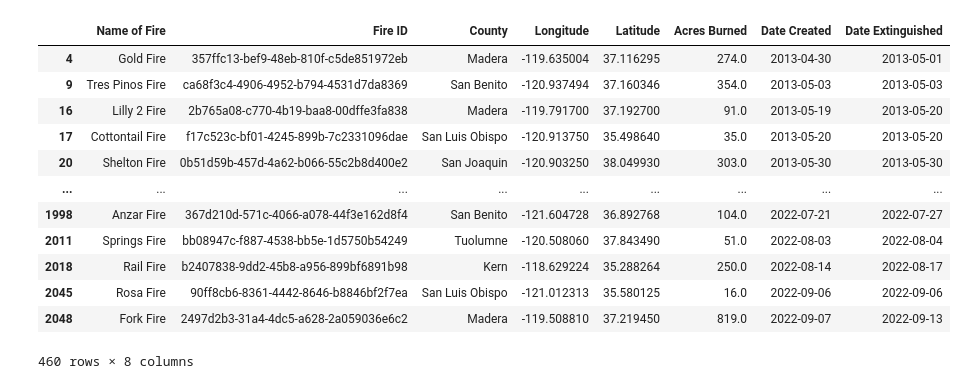
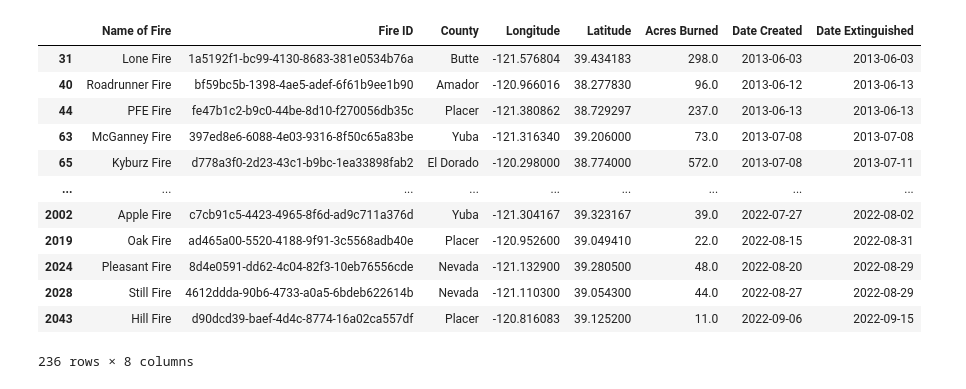
Before and after one commit to Jed-Miller/project1_group10, a Jupyter notebook: intial_fire_explore.ipynb, the cells around one changed output. Drawn from its saved outputs; the diff is of its cells as text; code cells hidden in the pictures.

Commit message:
Clean fire data

```diff
--- a/intial_fire_explore.ipynb
+++ b/intial_fire_explore.ipynb
@@ -24,21 +40,22 @@ fire_columns_rename = fire_data[fire_data_columns].rename(columns={
 # %%
 #Clean and only look at Central California data
 fire_data_clean = fire_columns_rename.dropna()
 
-central_county = ["Madera", "Kern", "San Benito", "Monterey", "San Joaquin", "San Luis Obispo", "Santa Barbara", "Tuolumne", "Merced", "Fresno", "Mariposa", "Stanislaus", "Kings", "Colusa"]
+central_county = ["Sierra", "Nevada", "Placer", "Yuba", "Sacramento", "El Dorado", "Amador", "Alpine", "Calaveras", "Butte"]
 central_county_data = fire_data_clean[fire_data_clean["County"].isin(central_county)]
+
 central_county_data
 # %% [output]
 |  | Name of Fire | Fire ID | County | Longitude | Latitude | Acres Burned | Date Created | Date Extinguished |
-| 4 | Gold Fire | 357ffc13-bef9-48eb-810f-c5de851972eb | Madera | -119.635004 | 37.116295 | 274.0 | 2013-04-30 | 2013-05-01 |
-| 9 | Tres Pinos Fire | ca68f3c4-4906-4952-b794-4531d7da8369 | San Benito | -120.937494 | 37.160346 | 354.0 | 2013-05-03 | 2013-05-03 |
-| 16 | Lilly 2 Fire | 2b765a08-c770-4b19-baa8-00dffe3fa838 | Madera | -119.791700 | 37.192700 | 91.0 | 2013-05-19 | 2013-05-20 |
-| 17 | Cottontail Fire | f17c523c-bf01-4245-899b-7c2331096dae | San Luis Obispo | -120.913750 | 35.498640 | 35.0 | 2013-05-20 | 2013-05-20 |
-| 20 | Shelton Fire | 0b51d59b-457d-4a62-b066-55c2b8d400e2 | San Joaquin | -120.903250 | 38.049930 | 303.0 | 2013-05-30 | 2013-05-30 |
+| 31 | Lone Fire | 1a5192f1-bc99-4130-8683-381e0534b76a | Butte | -121.576804 | 39.434183 | 298.0 | 2013-06-03 | 2013-06-03 |
+| 40 | Roadrunner Fire | bf59bc5b-1398-4ae5-adef-6f61b9ee1b90 | Amador | -120.966016 | 38.277830 | 96.0 | 2013-06-12 | 2013-06-13 |
+| 44 | PFE Fire | fe47b1c2-b9c0-44be-8d10-f270056db35c | Placer | -121.380862 | 38.729297 | 237.0 | 2013-06-13 | 2013-06-13 |
+| 63 | McGanney Fire | 397ed8e6-6088-4e03-9316-8f50c65a83be | Yuba | -121.316340 | 39.206000 | 73.0 | 2013-07-08 | 2013-07-08 |
+| 65 | Kyburz Fire | d778a3f0-2d23-43c1-b9bc-1ea33898fab2 | El Dorado | -120.298000 | 38.774000 | 572.0 | 2013-07-08 | 2013-07-11 |
 | ... | ... | ... | ... | ... | ... | ... | ... | ... |
-| 1998 | Anzar Fire | 367d210d-571c-4066-a078-44f3e162d8f4 | San Benito | -121.604728 | 36.892768 | 104.0 | 2022-07-21 | 2022-07-27 |
-| 2011 | Springs Fire | bb08947c-f887-4538-bb5e-1d5750b54249 | Tuolumne | -120.508060 | 37.843490 | 51.0 | 2022-08-03 | 2022-08-04 |
-| 2018 | Rail Fire | b2407838-9dd2-45b8-a956-899bf6891b98 | Kern | -118.629224 | 35.288264 | 250.0 | 2022-08-14 | 2022-08-17 |
-| 2045 | Rosa Fire | 90ff8cb6-8361-4442-8646-b8846bf2f7ea | San Luis Obispo | -121.012313 | 35.580125 | 16.0 | 2022-09-06 | 2022-09-06 |
-| 2048 | Fork Fire | 2497d2b3-31a4-4dc5-a628-2a059036e6c2 | Madera | -119.508810 | 37.219450 | 819.0 | 2022-09-07 | 2022-09-13 |
+| 2002 | Apple Fire | c7cb91c5-4423-4965-8f6d-ad9c711a376d | Yuba | -121.304167 | 39.323167 | 39.0 | 2022-07-27 | 2022-08-02 |
+| 2019 | Oak Fire | ad465a00-5520-4188-9f91-3c5568adb40e | Placer | -120.952600 | 39.049410 | 22.0 | 2022-08-15 | 2022-08-31 |
+| 2024 | Pleasant Fire | 8d4e0591-dd62-4c04-82f3-10eb76556cde | Nevada | -121.132900 | 39.280500 | 48.0 | 2022-08-20 | 2022-08-29 |
+| 2028 | Still Fire | 4612ddda-90b6-4733-a0a5-6bdeb622614b | Nevada | -121.110300 | 39.054300 | 44.0 | 2022-08-27 | 2022-08-29 |
+| 2043 | Hill Fire | d90dcd39-baef-4d4c-8774-16a02ca557df | Placer | -120.816083 | 39.125200 | 11.0 | 2022-09-06 | 2022-09-15 |
-460 rows × 8 columns
+236 rows × 8 columns
```
Also changed, not shown: parts of 6 cells of this notebook.
